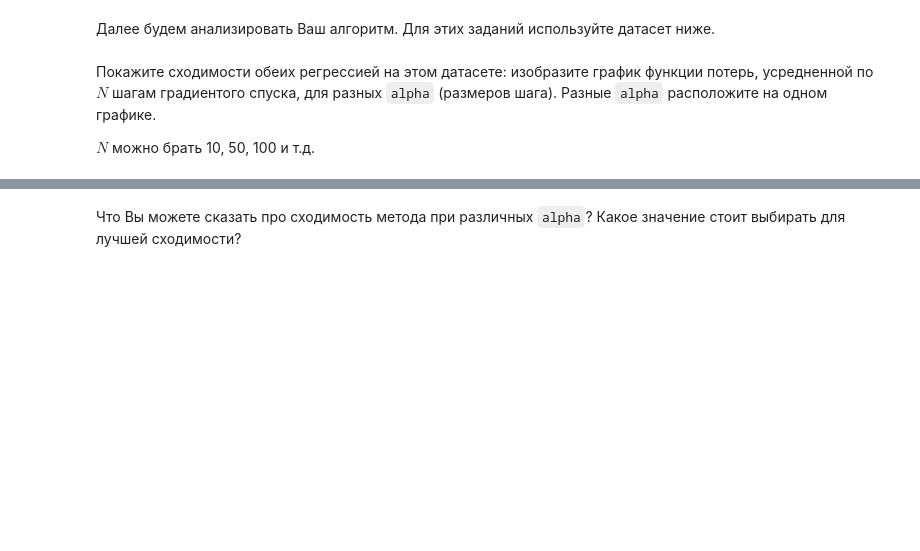
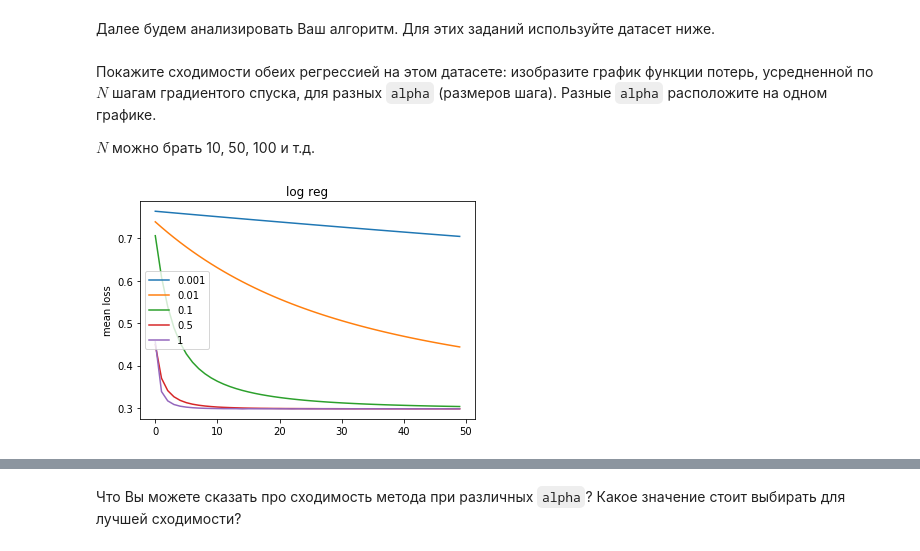
Before and after one commit to iden-alex/msu_ml_autumn_2019, a Jupyter notebook: yandutov_hw2.ipynb, the cells around one changed output, grey strips where cells are left out. Saved outputs shown, nothing was run; the diff lists cells and outputs as text; code cells hidden in the pictures; blank space fills up the shorter version.

```diff
--- a/yandutov_hw2.ipynb
+++ b/yandutov_hw2.ipynb
@@ -408,0 +425,15 @@ $N$ можно брать 10, 50, 100 и т.д.
+# %%
+for alpha in [0.001, 0.01, 0.1, 0.5, 1]:
+    clf = MySGDClassifier(batch_generator, C=1000, alpha=alpha,
+                        max_epoch=250, model_type='log_reg', batch_size=200)
+    clf.fit(X, y)
+    N = 10
+    loss = np.asarray(clf.errors_log["loss"]).reshape(-1, N)
+    plt.plot(loss.mean(axis=1), label=alpha)
+
+plt.title("log reg")
+plt.ylabel("mean loss")
+plt.legend()
+plt.show()
+# %% [output]
+[figure, added]
```
Also changed, not shown: parts of 18 cells of this notebook.
